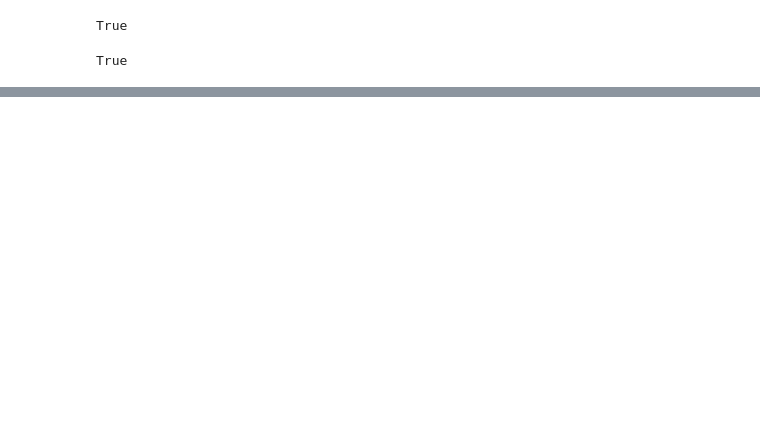
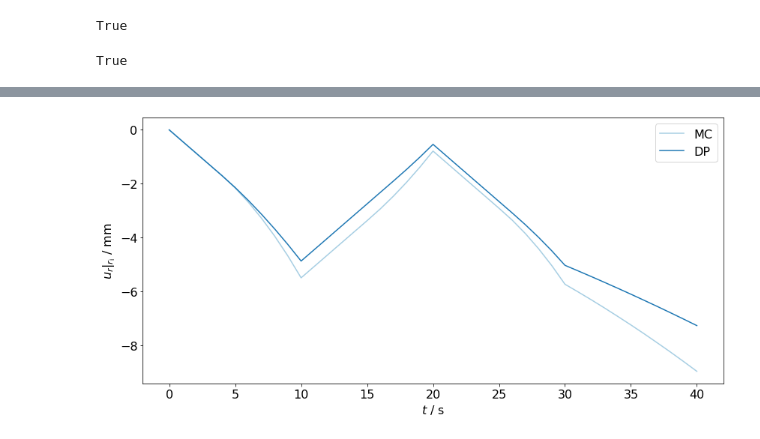
Before and after one commit to nagelt/MechanicsTrainingCourse2020, a Jupyter notebook: MC_Cyclic/compare_MC_DP.ipynb, the cells around one changed output, grey strips where cells are left out. Saved outputs shown, nothing was run; the diff lists cells and outputs as text; code cells hidden in the pictures; blank space fills up the shorter version.

```diff
--- a/MC_Cyclic/compare_MC_DP.ipynb
+++ b/MC_Cyclic/compare_MC_DP.ipynb
@@ -38,12 +42,14 @@ results_mc["displacement"] = pvd_mc.readTimeSeries("displacement", pts=pts)
 results_dp["displacement"] = pvd_dp.readTimeSeries("displacement", pts=pts)
 # %%
 fig, ax = plt.subplots(figsize=(12,6))
-ax.plot(pvd_mc.timesteps,np.array(results_mc['displacement']['pt0']).T[0],label='MC')
-ax.plot(pvd_dp.timesteps,np.array(results_dp['displacement']['pt0']).T[0],label='DP')
+ax.plot(pvd_mc.timesteps,results_mc['displacement']['pt0'].T[0],label='MC')
+ax.plot(pvd_dp.timesteps,results_dp['displacement']['pt0'].T[0],label='DP')
 ax.set_xlabel('$t$ / s')
 ax.set_ylabel('$u_r|_{r_\\mathrm{i}}$ / mm')
 ax.legend()
 fig.tight_layout();
+# %% [output]
+[figure, added]
 # %%
 raxis =  [(i,500,0) for i in np.linspace(start=1000, stop=2000, num=100)]
 # %%
```
Also changed, not shown: parts of 5 cells of this notebook, 1 other file.
